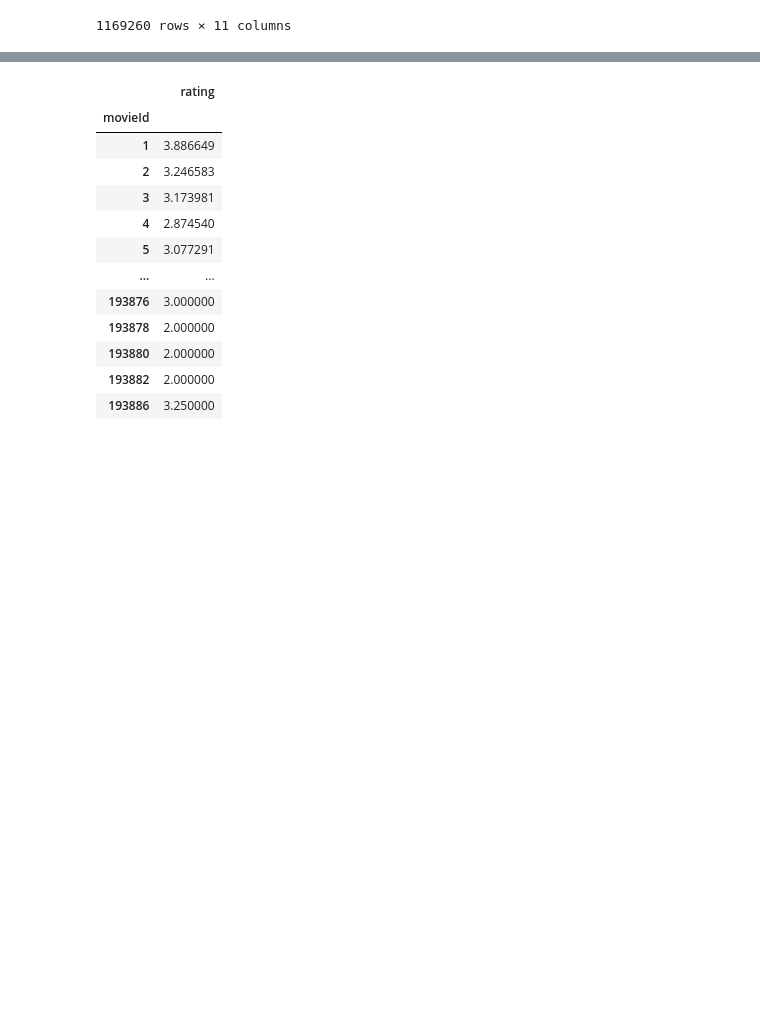
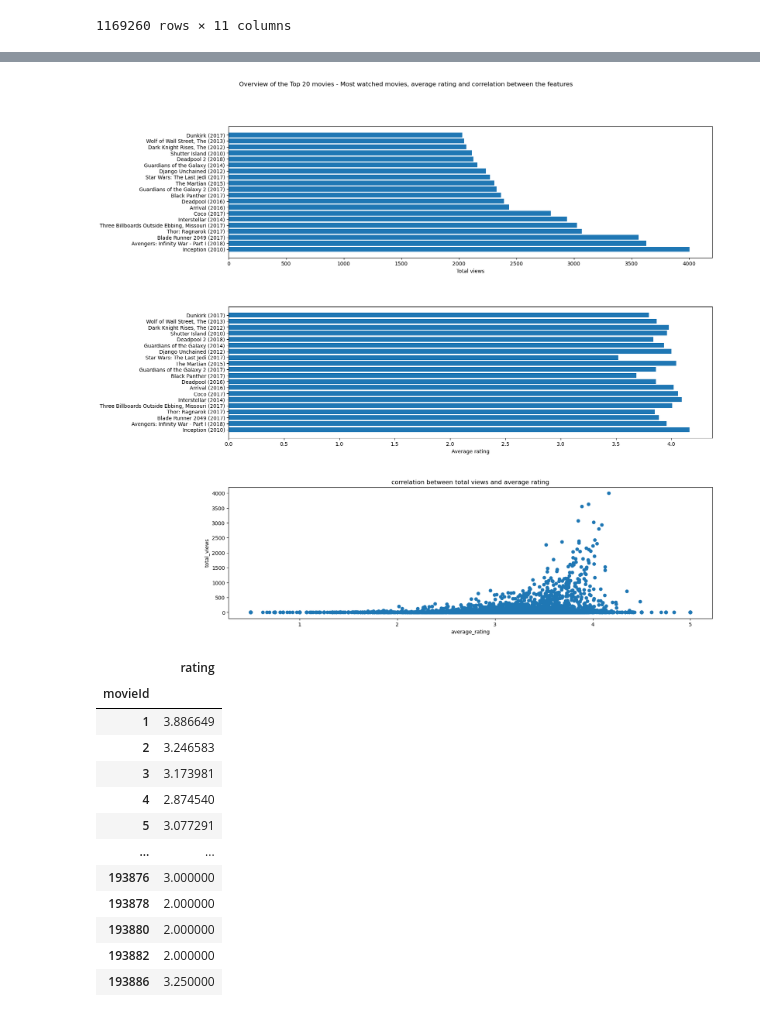
Before and after one commit to cesareressa/data_analysis, a Jupyter notebook: exploratory_analysis.ipynb, the cells around one changed output, grey strips where cells are left out. Cells and saved outputs as stored; diff of their text form; code cells hidden in the pictures; blank space fills up the shorter version.

```diff
--- a/exploratory_analysis.ipynb
+++ b/exploratory_analysis.ipynb
@@ -271,0 +231,18 @@ plt.xticks(rotation= 90)
+# %%
+#aggregate views and avg ratings
+
+# count_movies = test1.movieId.value_counts()
+
+# count_movies = pd.DataFrame(count_movies)
+
+# count_movies = count_movies.rename(columns={"movieId": "total_views"})
+
+# count_movies
+
+count_views = pd.DataFrame(test1.groupby("movieId")["movieId"].count()).rename(columns={"movieId": "total_views"})
+
+rating_means = pd.DataFrame(ratings_df.groupby("movieId")["rating"].mean()).rename(columns={"rating": "average_rating"})
+
+movies_df = pd.merge(movies_df, count_views, on="movieId")
+
+movies_df = pd.merge(movies_df,  rating_means, on="movieId")
@@ -271,0 +269,20 @@ plt.xticks(rotation= 90)
+# %%
+#create insights
+
+fig, axs = plt.subplots(3, 1, figsize=(18, 16), sharey=False)
+
+axs[0].barh(movies_df.sort_values(by="total_views", ascending=False).head(20)["title"], movies_df.sort_values(by="total_views", ascending=False).head(20)["total_views"])
+axs[0].set_xlabel("Total views")
+axs[1].barh(movies_df.sort_values(by="total_views", ascending=False).head(20)["title"], movies_df.sort_values(by="total_views", ascending=False).head(20)["average_rating"])
+axs[1].set_xlabel("Average rating")
+axs[2].scatter(movies_df.sort_values(by="total_views", ascending=False)["average_rating"], movies_df.sort_values(by="total_views", ascending=False)["total_views"])
+axs[2].set_xlabel("average_rating")
+axs[2].set_ylabel("total_views")
+axs[2].set_title("correlation between total views and average rating")
+
+fig.suptitle('Overview of the Top 20 movies - Most watched movies, average rating and correlation between the features')
+
+fig.tight_layout(pad=5.0)
+plt.show()
+# %% [output]
+[figure, added]
```
Also changed, not shown: parts of 8 cells of this notebook.
